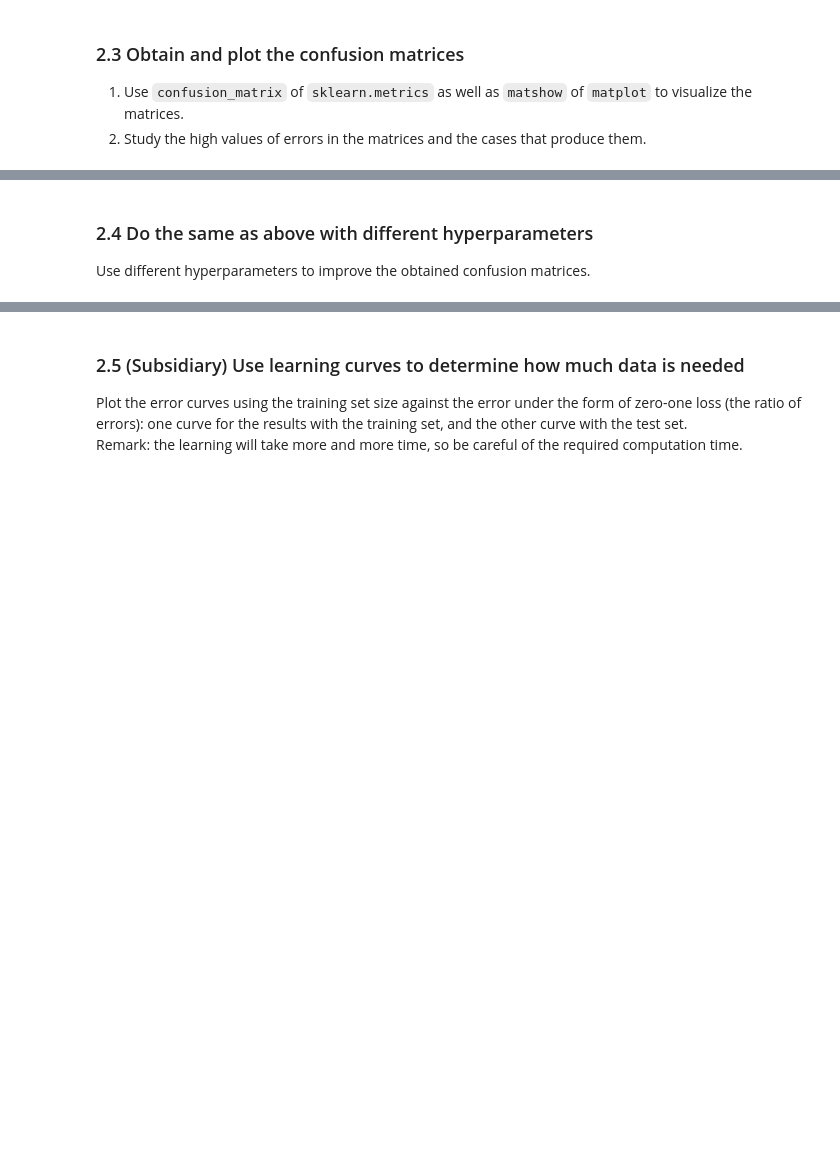
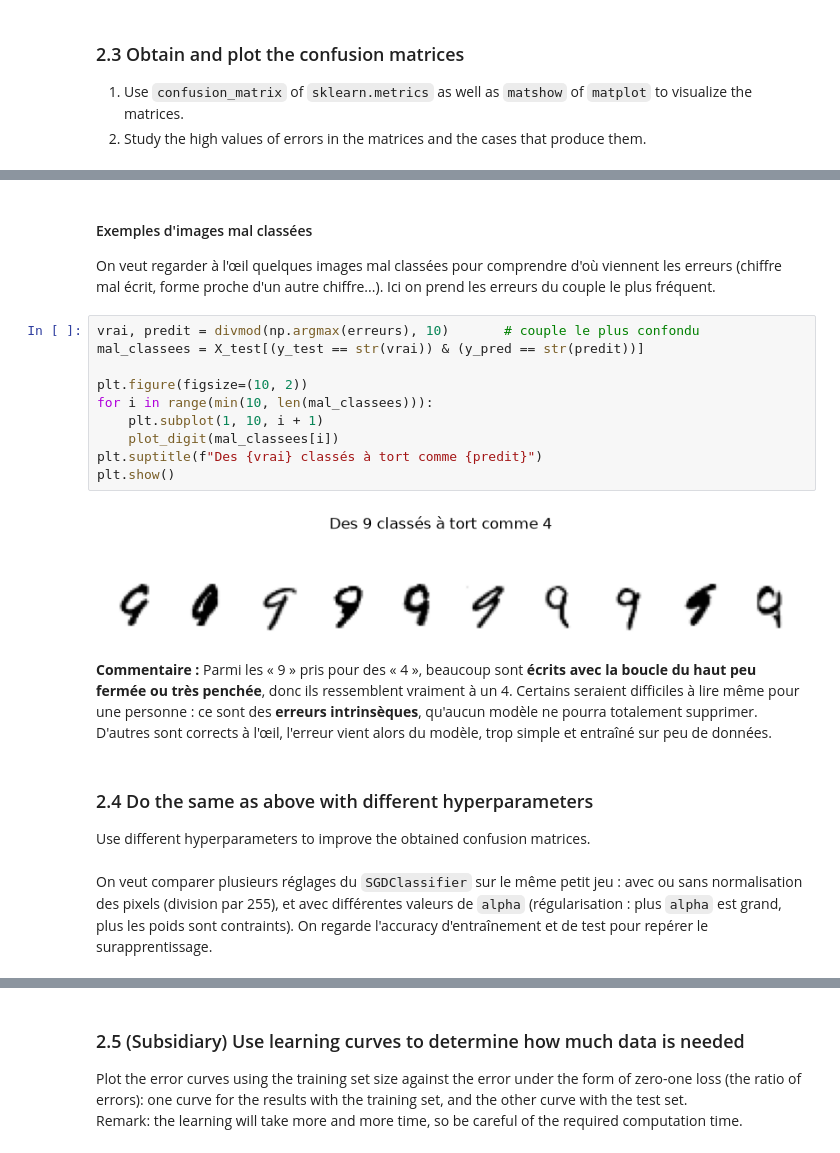
Before and after one commit to ismailab2/PROJET_AAA, a Jupyter notebook: DM2/dm2_AAA_ISMAIL_ABDRAMAN_AHMAT_HASSAN.ipynb, the cells around one changed output, grey strips where cells are left out. Saved outputs shown, nothing was run; the diff lists cells and outputs as text; blank space fills up the shorter version.

```diff
--- a/DM2/dm2_AAA_ISMAIL_ABDRAMAN_AHMAT_HASSAN.ipynb
+++ b/DM2/dm2_AAA_ISMAIL_ABDRAMAN_AHMAT_HASSAN.ipynb
@@ -471,3 +589,23 @@ plt.show()
+# %% [markdown]
+#### Exemples d'images mal classées
+
+On veut regarder à l'œil quelques images mal classées pour comprendre d'où viennent les erreurs (chiffre mal écrit, forme proche d'un autre chiffre...). Ici on prend les erreurs du couple le plus fréquent.
+# %%
+vrai, predit = divmod(np.argmax(erreurs), 10)       # couple le plus confondu
+mal_classees = X_test[(y_test == str(vrai)) & (y_pred == str(predit))]
+
+plt.figure(figsize=(10, 2))
+for i in range(min(10, len(mal_classees))):
+    plt.subplot(1, 10, i + 1)
+    plot_digit(mal_classees[i])
+plt.suptitle(f"Des {vrai} classés à tort comme {predit}")
+plt.show()
+# %% [output]
+[figure, added]
+# %% [markdown]
+**Commentaire :** Parmi les « 9 » pris pour des « 4 », beaucoup sont **écrits avec la boucle du haut peu fermée ou très penchée**, donc ils ressemblent vraiment à un 4. Certains seraient difficiles à lire même pour une personne : ce sont des **erreurs intrinsèques**, qu'aucun modèle ne pourra totalement supprimer. D'autres sont corrects à l'œil, l'erreur vient alors du modèle, trop simple et entraîné sur peu de données.
 # %% [markdown]
 ### 2.4 Do the same as above with different hyperparameters
 Use different hyperparameters to improve the obtained confusion matrices.
+# %% [markdown]
+On veut comparer plusieurs réglages du `SGDClassifier` sur le même petit jeu : avec ou sans normalisation des pixels (division par 255), et avec différentes valeurs de `alpha` (régularisation : plus `alpha` est grand, plus les poids sont contraints). On regarde l'accuracy d'entraînement et de test pour repérer le surapprentissage.
```
Also changed, not shown: parts of 39 cells of this notebook.
